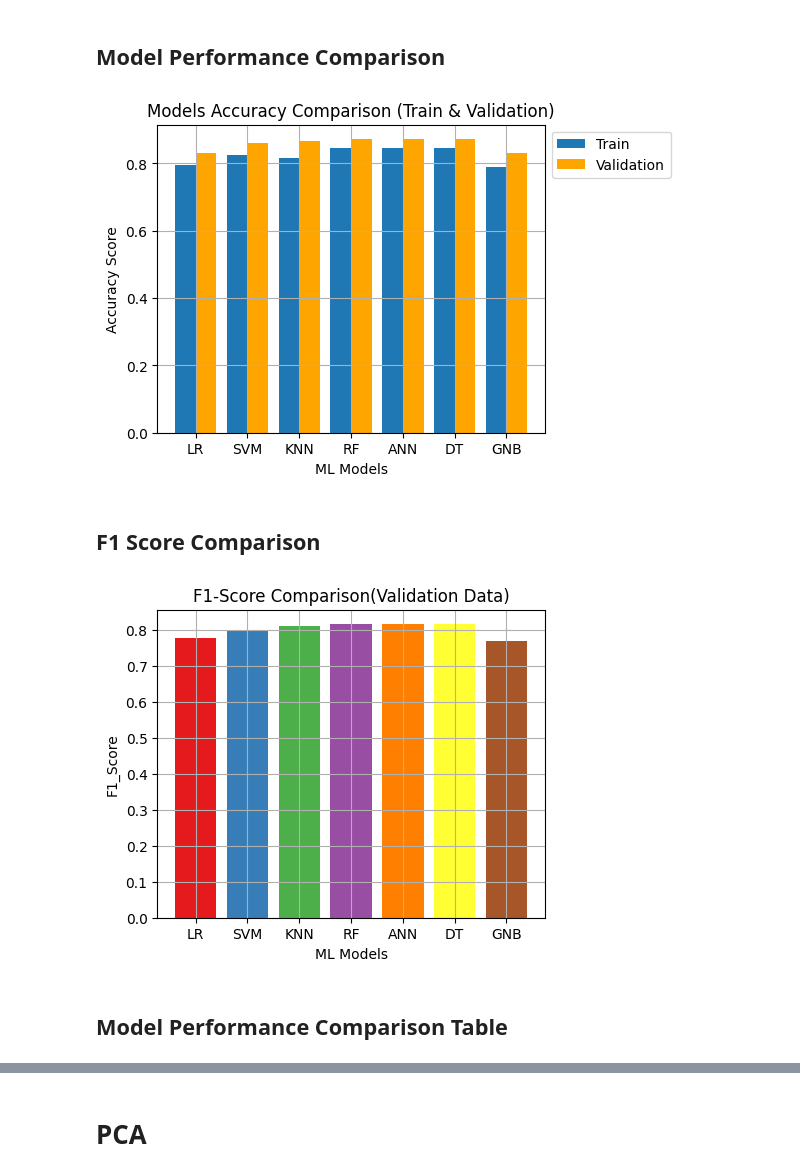
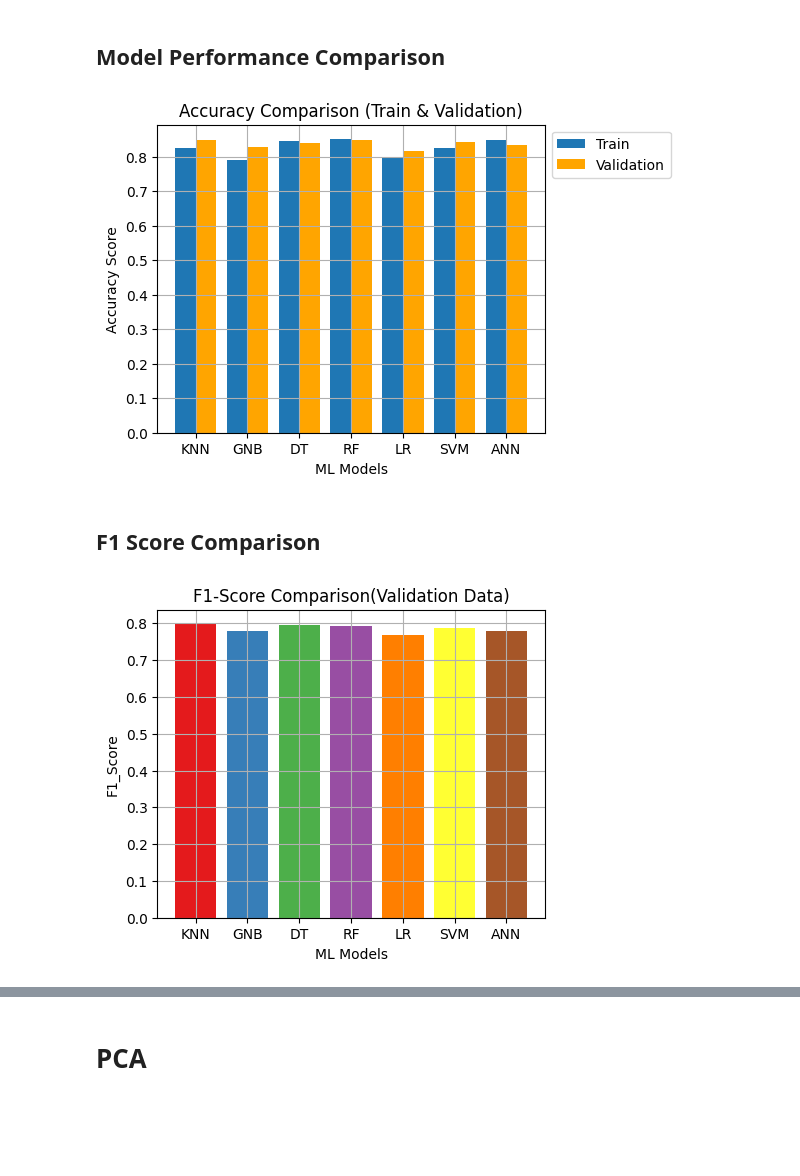
Before and after one commit to nilujafari/ML, a Jupyter notebook: titanic_survival/main.ipynb, the cells around one changed output, grey strips where cells are left out. Saved outputs shown, nothing was run; the diff lists cells and outputs as text; code cells hidden in the pictures; blank space fills up the shorter version.

```diff
--- a/titanic_survival/main.ipynb
+++ b/titanic_survival/main.ipynb
@@ -300,0 +365,9 @@ def evaluation_metrics(y_train, y_pred_train, y_test, y_pred_test):
+# %%
+from sklearn.tree import DecisionTreeClassifier
+
+dt = DecisionTreeClassifier(max_depth= 5, min_samples_leaf=4, min_samples_split=10)
+dt.fit(X_train, y_train)
+y_pred_train_dt = dt.predict(X_train)
+y_pred_test_dt = dt.predict(X_test)
+
+accuracy_train_dt, accuracy_test_dt, precision_dt, recall_dt, f1_dt = evaluation_metrics(y_train, y_pred_train_dt, y_test, y_pred_test_dt)
@@ -439,8 +491,8 @@ from sklearn.neural_network import MLPClassifier
 
 mlp = MLPClassifier(hidden_layer_sizes=50, max_iter=600, activation='relu', solver='adam')
 mlp.fit(X_train, y_train)
-y_pred_train_mlp = rf.predict(X_train)
-y_pred_test_mlp = rf.predict(X_test)
+y_pred_train_mlp = mlp.predict(X_train)
+y_pred_test_mlp = mlp.predict(X_test)
 
 accuracy_train_mlp, accuracy_test_mlp, precision_mlp, recall_mlp, f1_mlp = evaluation_metrics(y_train, y_pred_train_mlp, y_test, y_pred_test_mlp)
 # %% [output]
@@ -528,28 +550,29 @@ weighted avg       0.83      0.83      0.83       179
 # %% [markdown]
 ## Model Performance Comparison
 # %%
-models = ['LR', 'SVM', 'KNN', 'RF','ANN','DT','GNB']
-accuracy_train = [accuracy_train_lr,accuracy_train_svm,accuracy_train_knn,accuracy_train_rf,accuracy_train_mlp,accuracy_train_dt,accuracy_train_nb]
-accuracy_test = [accuracy_test_lr,accuracy_test_svm,accuracy_test_knn,accuracy_test_rf,accuracy_test_mlp,accuracy_test_dt,accuracy_test_nb]
+models = ['KNN', 'GNB', 'DT', 'RF', 'LR', 'SVM', 'ANN']
+accuracy_train = [accuracy_train_knn,accuracy_train_nb,accuracy_train_dt,accuracy_train_rf,accuracy_train_lr,accuracy_train_svm,accuracy_train_mlp]
+accuracy_test = [accuracy_test_knn,accuracy_test_nb,accuracy_test_dt,accuracy_test_rf,accuracy_test_lr,accuracy_test_svm,accuracy_test_mlp]
 
 plt.figure(figsize=(5,4))
 x = np.arange(len(models))
 plt.bar(x, accuracy_train, width=0.4, label="Train")
 plt.bar(x + 0.4, accuracy_test, width=0.4, label="Validation", color="orange")
 plt.xticks(x + 0.2, models)
 plt.legend(loc='upper left', bbox_to_anchor=(1,1))
-plt.title('Models Accuracy Comparison (Train & Validation)')
+plt.title('Accuracy Comparison (Train & Validation)')
 plt.xlabel("ML Models")
 plt.ylabel('Accuracy Score')
 plt.grid()
 plt.show()
 # %% [output]
-[figure, old version]
+[figure, new version]
 # %% [markdown]
 ## F1 Score Comparison
 # %%
-f1 = [f1_lr, f1_svm, f1_knn, f1_rf, f1_mlp, f1_dt, f1_nb]
-models = ['LR', 'SVM', 'KNN', 'RF','ANN','DT','GNB']
+f1 = [f1_knn, f1_nb, f1_dt, f1_rf, f1_lr, f1_svm, f1_mlp]
+models = ['KNN', 'GNB', 'DT', 'RF', 'LR', 'SVM', 'ANN']
+
 plt.figure(figsize=(5,4))
 colors = plt.cm.Set1(range(len(models)))
 plt.bar(models, f1, color=colors)
@@ -559,6 +582,4 @@ plt.ylabel('F1_Score')
 plt.grid()
 plt.show()
 # %% [output]
-[figure, old version]
+[figure, new version]
-# %% [markdown]
-## Model Performance Comparison Table
```
Also changed, not shown: parts of 74 cells of this notebook.
